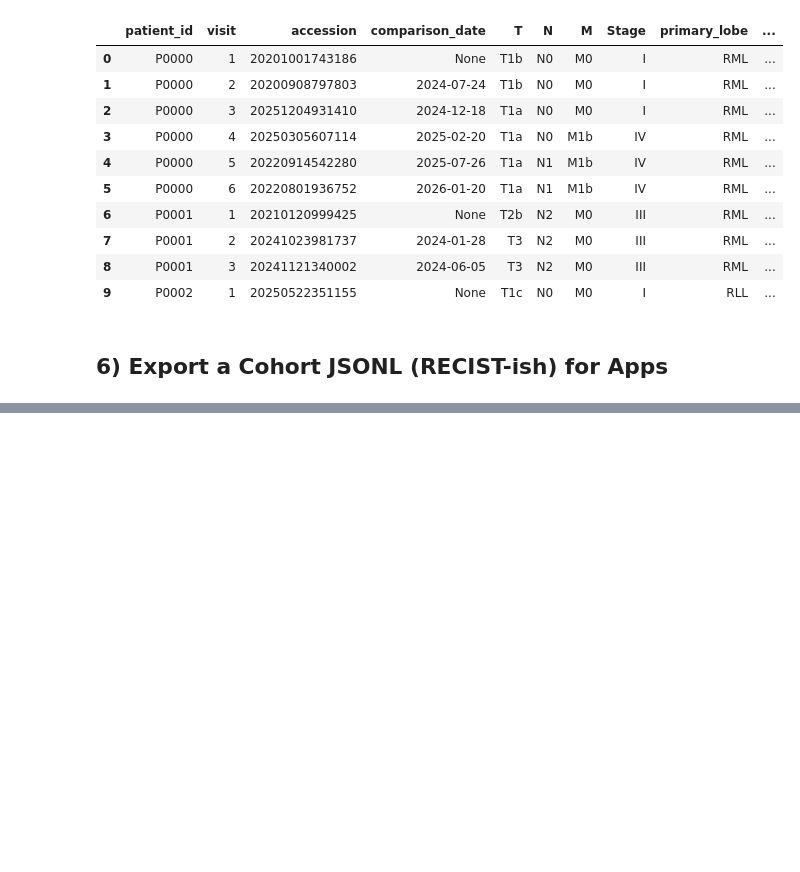
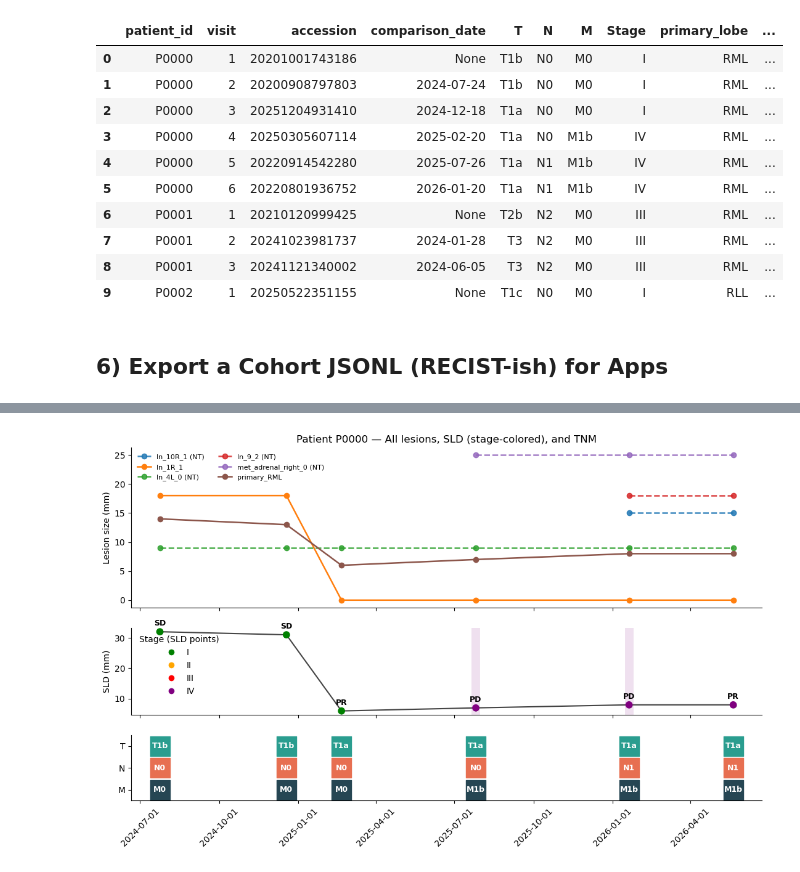
Before and after one commit to eriosta/synthetic_reports, a Jupyter notebook: notebooks/cohort.ipynb, the cells around one changed output, grey strips where cells are left out. Saved outputs shown, nothing was run; the diff lists cells and outputs as text; code cells hidden in the pictures; blank space fills up the shorter version.

```diff
--- a/notebooks/cohort.ipynb
+++ b/notebooks/cohort.ipynb
@@ -198,16 +198,21 @@ df.head(10)
 # %% [markdown]
 ## 6) Export a Cohort JSONL (RECIST-ish) for Apps
 # %%
+import json
+
 jsonl_records = gen.case_to_recist_jsonl(all_cases, all_dates)
 jsonl_path = OUT_DIR / "cohort_labels.jsonl"
+
+# Write compact JSONL
 with jsonl_path.open("w", encoding="utf-8") as f:
     for rec in jsonl_records:
-        json_str = json.dumps(rec, indent=2, sort_keys=True)
-        f.write(json_str + "\n")
+        f.write(json.dumps(rec, separators=(",", ":")) + "\n")
+
 print("Wrote JSONL:", jsonl_path.resolve())
 
-# Print the contents
-with jsonl_path.open("r", encoding="utf-8") as f:
-    print("\nContents of JSONL file:")
-    print(f.read())
+# Pretty-print a sample (not whole file, just first N)
+print("\nSample contents:")
+for rec in jsonl_records[:3]:   # just show first 3
+    print(json.dumps(rec, indent=2, sort_keys=True))
+    print("---")
 # %% [output]
@@ -247,0 +357,19 @@ plt.show()
+# %%
+# 1) Build per_patient from your cases
+from collections import defaultdict
+per_patient = defaultdict(list)
+for case, dt in zip(all_cases, all_dates):
+    per_patient[case.meta.patient_id].append((dt, case))
+
+# 2) Build JSONL records (RECIST 1.1–style)
+jsonl_records = gen.case_to_recist_jsonl(all_cases, all_dates)
+
+# 3) Plot any patient
+pid = sorted(per_patient.keys())[0]
+plot_patient_course(pid, per_patient, jsonl_records)
+
+# (Optional) loop all patients
+# for pid in sorted(per_patient.keys()):
+#     plot_patient_course(pid, per_patient, jsonl_records)
+# %% [output]
+[figure, added]
```
Also changed, not shown: parts of 3 cells of this notebook.
